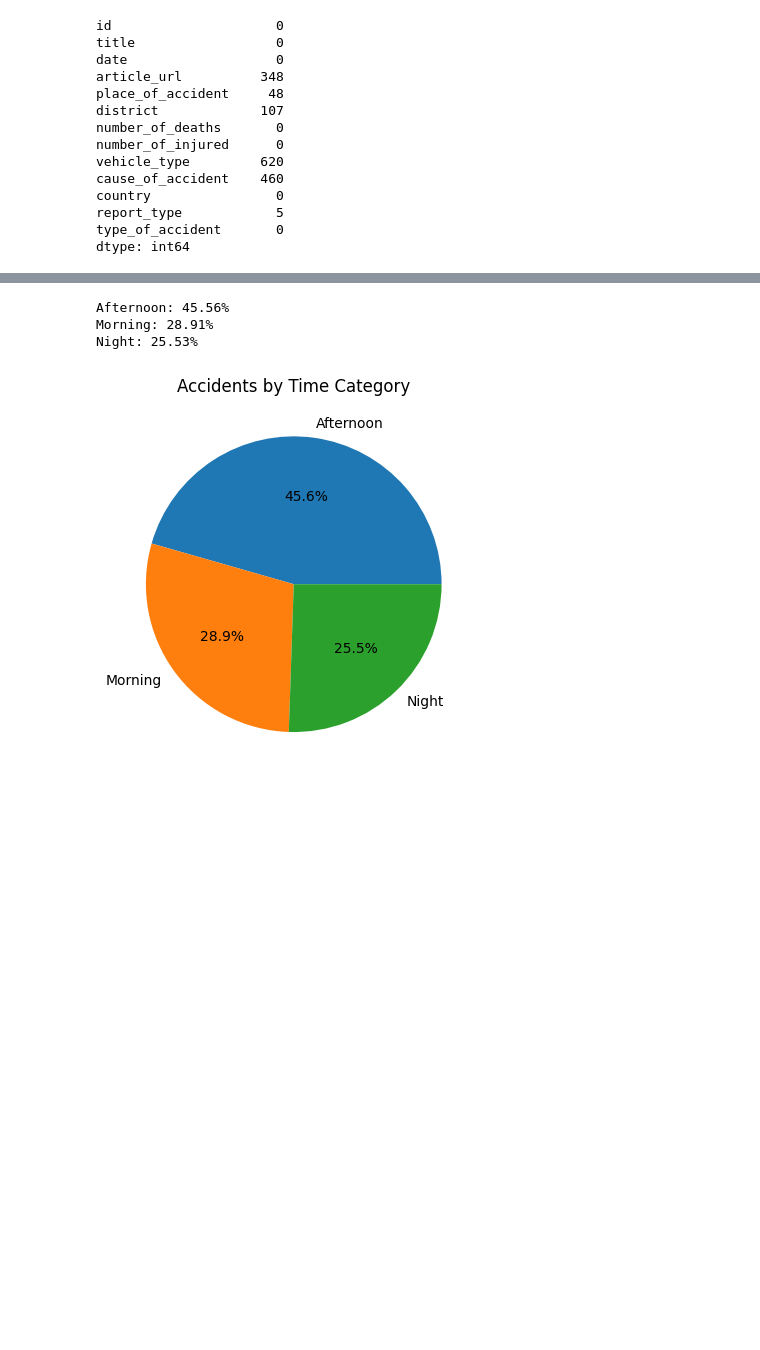
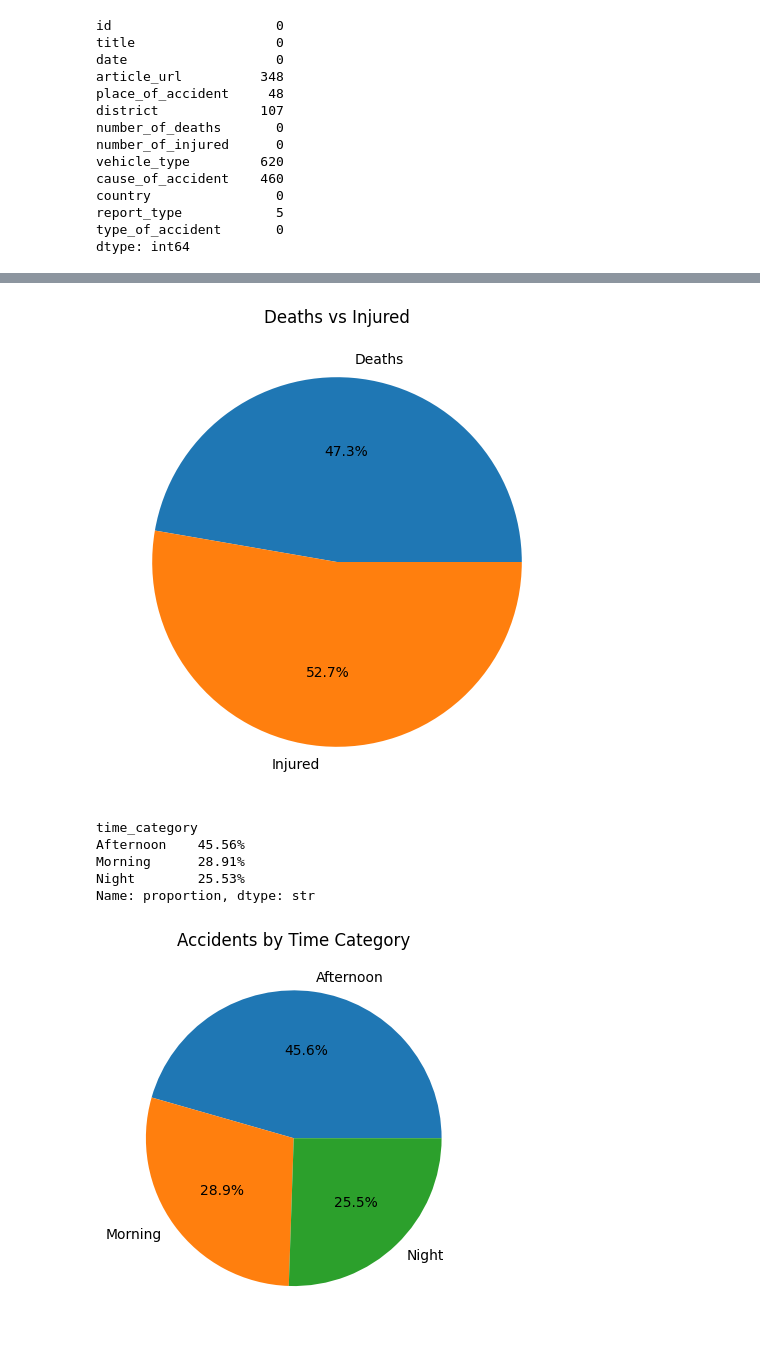
Before and after one commit to kamrulhasan702/road-accident-analysis, a Jupyter notebook: analysis.ipynb, the cells around one changed output, grey strips where cells are left out. Saved outputs shown, nothing was run; the diff lists cells and outputs as text; code cells hidden in the pictures; blank space fills up the shorter version.

```diff
--- a/analysis.ipynb
+++ b/analysis.ipynb
@@ -165,11 +140,21 @@ plt.show()
+# %%
+labels = ["Deaths", "Injured"]
+values = [total_deaths, total_injured]
+plt.figure(figsize=(6,6))
+plt.pie(values, labels=labels, autopct="%1.1f%%")
+plt.title("Deaths vs Injured")
+plt.show()
+# %% [output]
+[figure, added]
 # %%
 percent = df["time_category"].value_counts(normalize=True) * 100
-
-for k, v in percent.items():
-    print(f"{k}: {v:.2f}%")
+percent = percent.round(2).astype(str) + "%"
+print(percent)
 # %% [output]
-Afternoon: 45.56%
-Morning: 28.91%
-Night: 25.53%
+time_category
+Afternoon    45.56%
+Morning      28.91%
+Night        25.53%
+Name: proportion, dtype: str
 # %%
 percent = df["time_category"].value_counts(normalize=True) * 100
```
Also changed, not shown: parts of 21 cells of this notebook.
